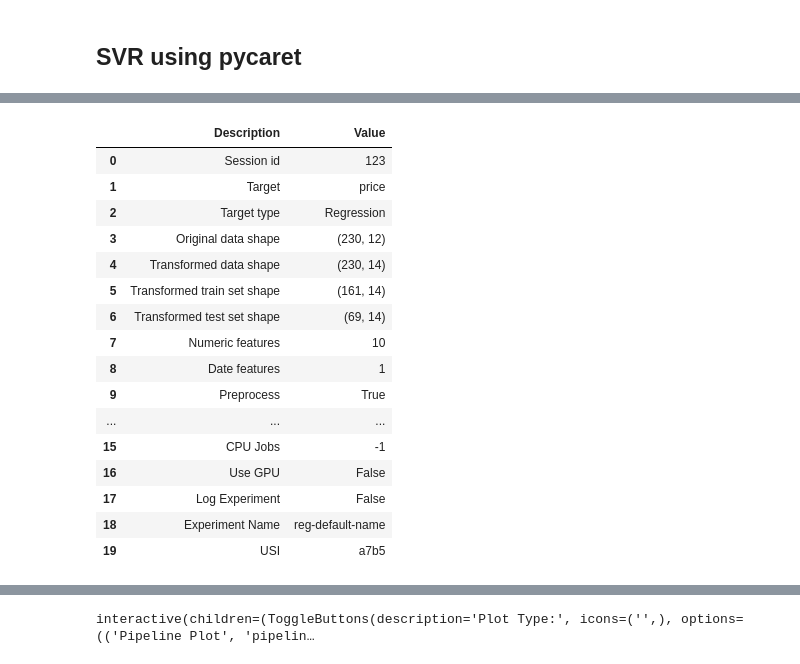
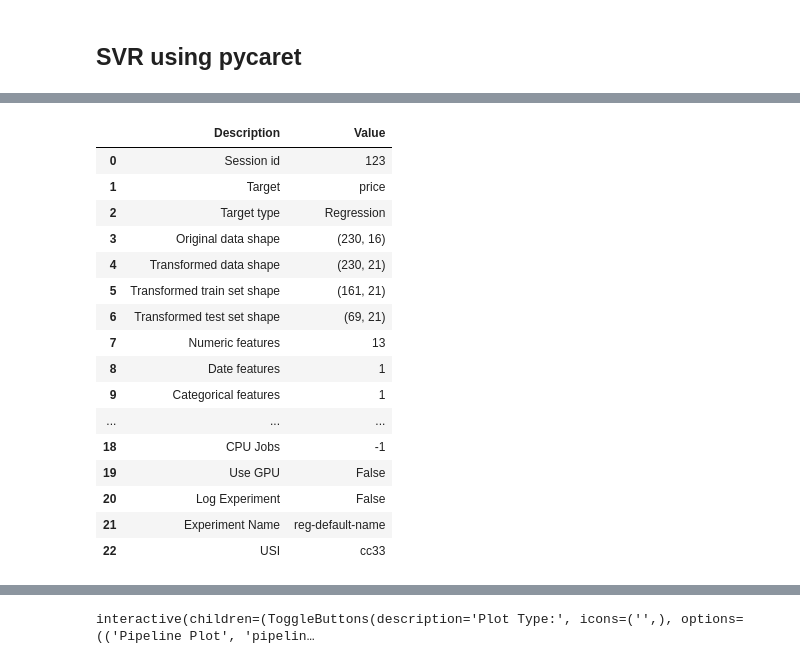
Before and after one commit to DVIlangamge/FYP--Rice-Price-Volatility-Analysis-and-Forecasting, a Jupyter notebook: FYP.ipynb, the cells around one changed output, grey strips where cells are left out. Cells and saved outputs as stored; diff of their text form; code cells hidden in the pictures.

```diff
--- a/FYP.ipynb
+++ b/FYP.ipynb
@@ -2395,15 +2409,10 @@ merged_df.head()
 # %%
 #creating the dataset by selecting features
 features = ['Date','price', 'usdprice',
- 'LP_95',
- 'LP_92',
- 'LAD',
- 'LSD',
- 'LK',
- 'LIK',
- 'FUR_800',
- 'tempmax',
- 'precipprob']
+            'market', 'temp','winddir', 'cloudcover',
+            'solarradiation', 'severerisk', 'humidity',
+            'precip', 'sealevelpressure', 'LP_92',
+            'LAD', 'LP_95', 'FUR_800']
 data_for_split = merged_df[features]
 
 #Training data
@@ -2721,31 +2722,34 @@ from pycaret.regression import *
 # %%
 svr_s = setup(
     data= model_data,
     target='price',
     session_id=123,#can mention any number but cannot be duplicate
-    numeric_features= ['usdprice', 'LP_95', 'LP_92', 'LAD', 'LSD', 'LK', 'LIK', 'FUR_800',
-       'tempmax', 'precipprob'],
+    numeric_features= ['usdprice',
+            'temp','winddir', 'cloudcover',
+            'solarradiation', 'severerisk', 'humidity',
+            'precip', 'sealevelpressure', 'LP_92',
+            'LAD', 'LP_95', 'FUR_800'],
     fold_strategy='timeseries', # Ensures temporal integrity
     data_split_shuffle=False,     # Prevents random shuffling
     n_jobs=-1)
 # %% [output]
 |  | Description | Value |
 | 0 | Session id | 123 |
 | 1 | Target | price |
 | 2 | Target type | Regression |
-| 3 | Original data shape | (230, 12) |
-| 4 | Transformed data shape | (230, 14) |
-| 5 | Transformed train set shape | (161, 14) |
-| 6 | Transformed test set shape | (69, 14) |
-| 7 | Numeric features | 10 |
+| 3 | Original data shape | (230, 16) |
+| 4 | Transformed data shape | (230, 21) |
+| 5 | Transformed train set shape | (161, 21) |
+| 6 | Transformed test set shape | (69, 21) |
+| 7 | Numeric features | 13 |
 | 8 | Date features | 1 |
-| 9 | Preprocess | True |
+| 9 | Categorical features | 1 |
 | ... | ... | ... |
-| 15 | CPU Jobs | -1 |
-| 16 | Use GPU | False |
-| 17 | Log Experiment | False |
-| 18 | Experiment Name | reg-default-name |
-| 19 | USI | a7b5 |
+| 18 | CPU Jobs | -1 |
+| 19 | Use GPU | False |
+| 20 | Log Experiment | False |
+| 21 | Experiment Name | reg-default-name |
+| 22 | USI | cc33 |
 # %%
 svr = create_model('svm')
 # %% [output]
```
Also changed, not shown: parts of 72 cells of this notebook.
